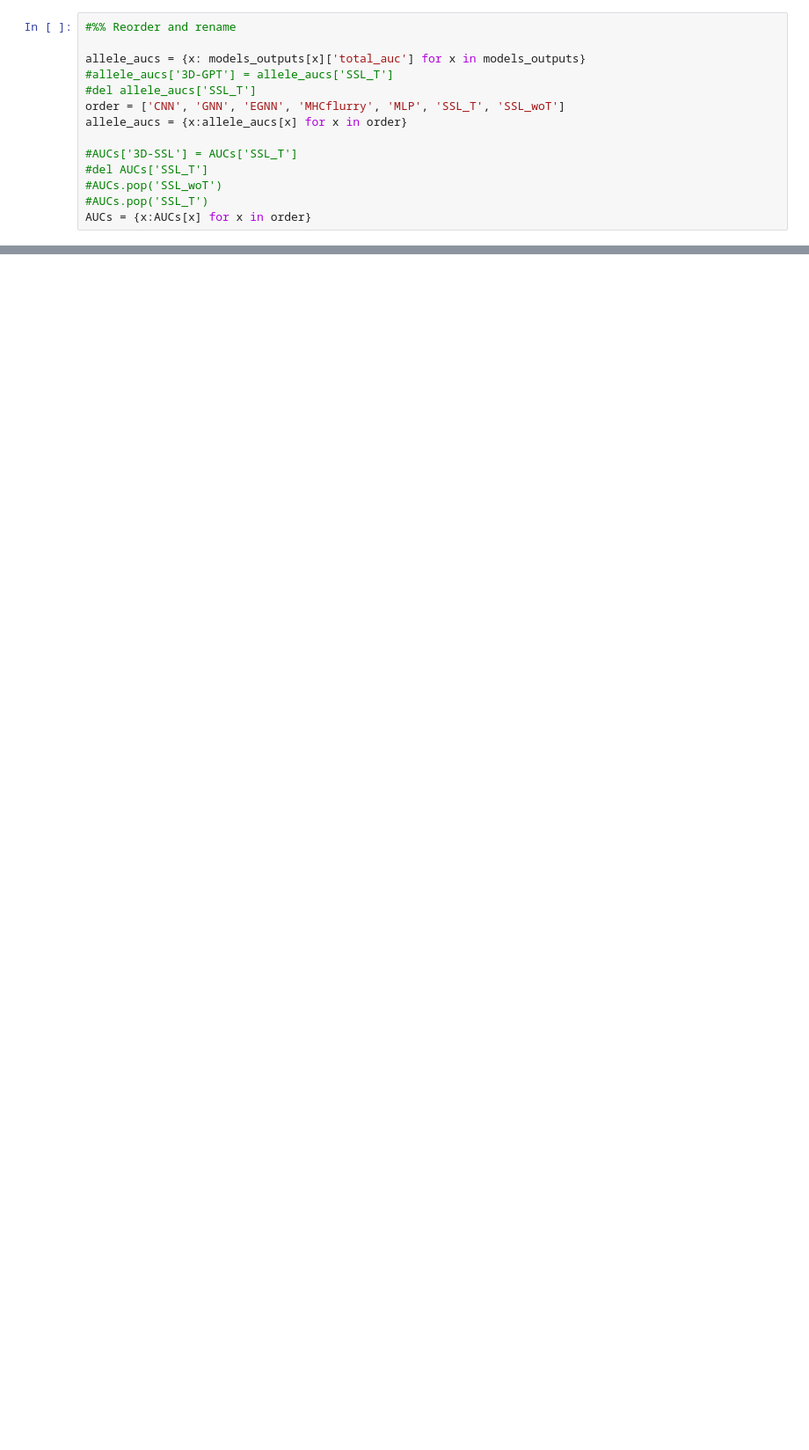
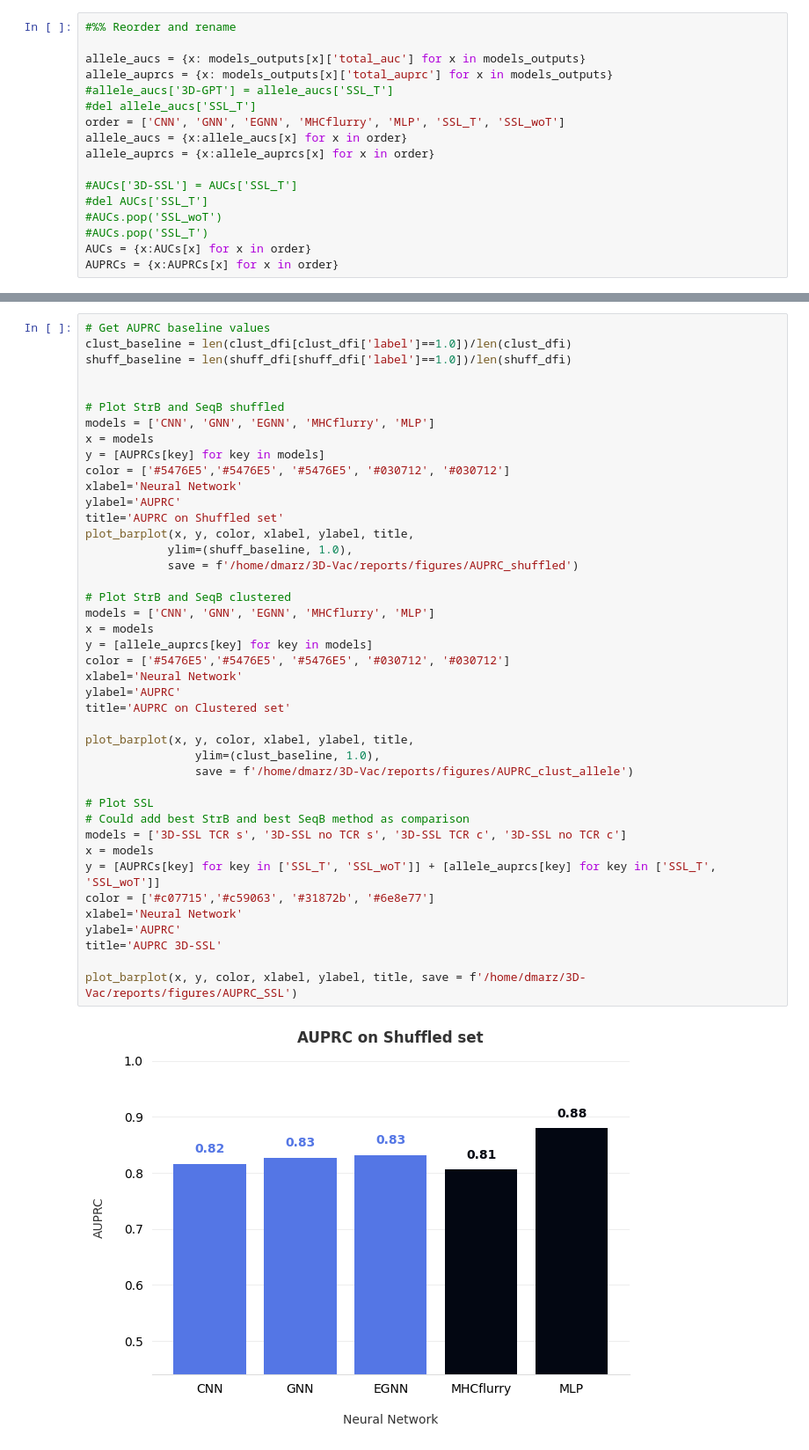
Before and after one commit to DeepRank/3D-Vac, a Jupyter notebook: src/exploration/DeepRank/explore_auc_per_allele.ipynb, the cells around one changed output, grey strips where cells are left out. Shown at 88% size. Cells and saved outputs as stored; diff of their text form; blank space fills up the shorter version.

```diff
--- a/src/exploration/DeepRank/explore_auc_per_allele.ipynb
+++ b/src/exploration/DeepRank/explore_auc_per_allele.ipynb
@@ -441,13 +460,16 @@ AUCs
 #%% Reorder and rename
 
 allele_aucs = {x: models_outputs[x]['total_auc'] for x in models_outputs}
+allele_auprcs = {x: models_outputs[x]['total_auprc'] for x in models_outputs}
 #allele_aucs['3D-GPT'] = allele_aucs['SSL_T']
 #del allele_aucs['SSL_T']
 order = ['CNN', 'GNN', 'EGNN', 'MHCflurry', 'MLP', 'SSL_T', 'SSL_woT']
 allele_aucs = {x:allele_aucs[x] for x in order}
+allele_auprcs = {x:allele_auprcs[x] for x in order}
 
 #AUCs['3D-SSL'] = AUCs['SSL_T']
 #del AUCs['SSL_T']
 #AUCs.pop('SSL_woT')
 #AUCs.pop('SSL_T')
 AUCs = {x:AUCs[x] for x in order}
+AUPRCs = {x:AUPRCs[x] for x in order}
@@ -570,0 +586,44 @@ MLP 0.6192429568079454
+# %%
+# Get AUPRC baseline values
+clust_baseline = len(clust_dfi[clust_dfi['label']==1.0])/len(clust_dfi)
+shuff_baseline = len(shuff_dfi[shuff_dfi['label']==1.0])/len(shuff_dfi)
+
+
+# Plot StrB and SeqB shuffled
+models = ['CNN', 'GNN', 'EGNN', 'MHCflurry', 'MLP']
+x = models
+y = [AUPRCs[key] for key in models]
+color = ['#5476E5','#5476E5', '#5476E5', '#030712', '#030712']
+xlabel='Neural Network'
+ylabel='AUPRC'
+title='AUPRC on Shuffled set'
+plot_barplot(x, y, color, xlabel, ylabel, title,
+            ylim=(shuff_baseline, 1.0),
+            save = f'/home/dmarz/3D-Vac/reports/figures/AUPRC_shuffled')
+
+# Plot StrB and SeqB clustered
+models = ['CNN', 'GNN', 'EGNN', 'MHCflurry', 'MLP']
+x = models
+y = [allele_auprcs[key] for key in models]
+color = ['#5476E5','#5476E5', '#5476E5', '#030712', '#030712']
+xlabel='Neural Network'
+ylabel='AUPRC'
+title='AUPRC on Clustered set'
+
+plot_barplot(x, y, color, xlabel, ylabel, title,
+                ylim=(clust_baseline, 1.0),
+                save = f'/home/dmarz/3D-Vac/reports/figures/AUPRC_clust_allele')
+
+# Plot SSL
+# Could add best StrB and best SeqB method as comparison
+models = ['3D-SSL TCR s', '3D-SSL no TCR s', '3D-SSL TCR c', '3D-SSL no TCR c']
+x = models
+y = [AUPRCs[key] for key in ['SSL_T', 'SSL_woT']] + [allele_auprcs[key] for key in ['SSL_T', 'SSL_woT']]
+color = ['#c07715','#c59063', '#31872b', '#6e8e77']
+xlabel='Neural Network'
+ylabel='AUPRC'
+title='AUPRC 3D-SSL'
+
+plot_barplot(x, y, color, xlabel, ylabel, title, save = f'/home/dmarz/3D-Vac/reports/figures/AUPRC_SSL')
+# %% [output]
+[figure, added]
```
Also changed, not shown: parts of 17 cells of this notebook, 1 other file.
